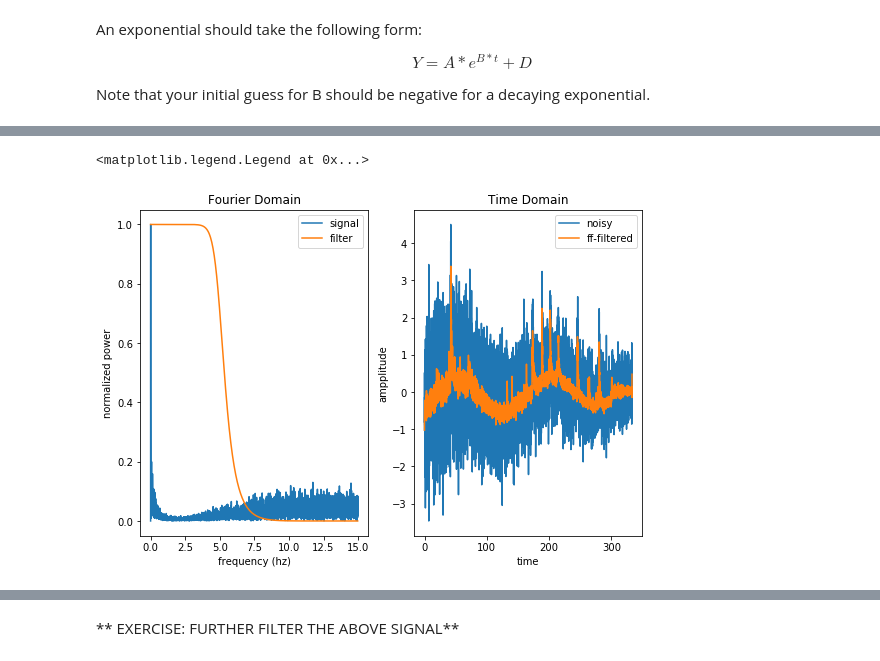
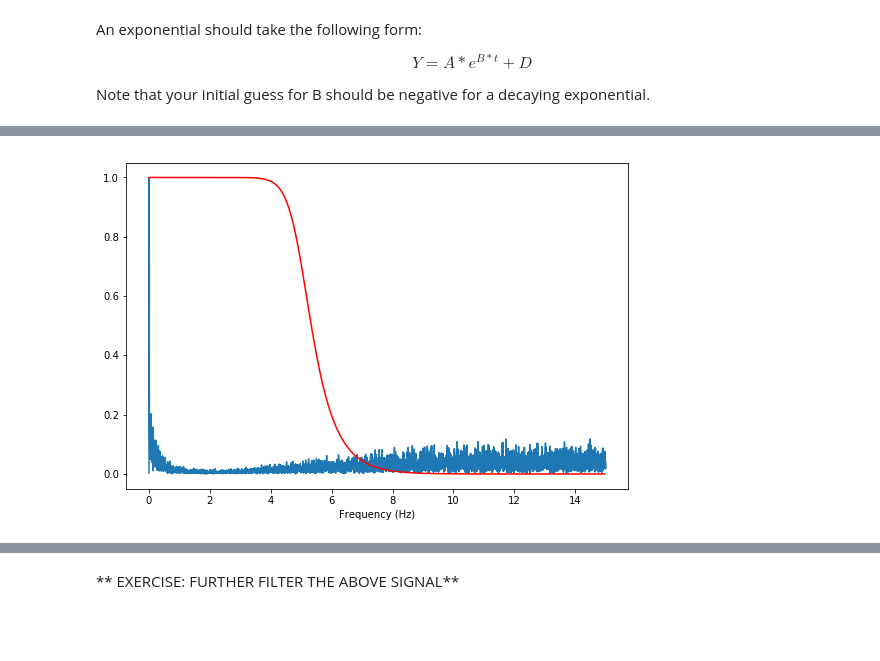
Before and after one commit to acbosma/SciPy_Tutorial, a Jupyter notebook: SciPy_Tutorial.ipynb, the cells around one changed output, grey strips where cells are left out. Drawn from its saved outputs; the diff is of its cells as text; code cells hidden in the pictures; blank space fills up the shorter version.

```diff
--- a/SciPy_Tutorial.ipynb
+++ b/SciPy_Tutorial.ipynb
@@ -227,46 +260,25 @@ Now that we know what frequency components exist in the signal, we can design fi
 
 https://www.mathworks.com/help/signal/examples/practical-introduction-to-digital-filter-design.html
 # %%
-# Lets design a low pass filter to get our target frequency
-# The cutoff must be mapped [0,1]; Tthe highest cutoff possible - fs/2 - is 1
+# Lets design a low pass filter to reject high frequency noise above 5Hz
+cutoff_freq = 5
 
-def low_pass_filter(cutoff_low, sample_rate, order=3):
-    low = cutoff_low/(0.5*sample_rate)
+# The behavior of our filter is determined by two parameters (b, a) which
+# can be computed using the butter() function:
 
-    b, a = signal.butter(order, [low], btype='low')
-    return b, a
+# The cutoff frequency must be mapped [0,1]; the highest cutoff possible (fs/2) is 1
+low = cutoff_freq / (0.5 * sample_rate)
+# larger values for order create a sharper cutoff
+order = 7
+b, a = signal.butter(order, [low], btype='low')
 
-low_cutoff = 5
-b, a = low_pass_filter(low_cutoff, sample_rate, order=7)
-
-w, h = signal.freqz(b, a) #frequency response of the filter
-filter_freq_axis  = 1/(2*step_size*np.pi)*w
+# With parameters (b, a), we can plot the frequency response of this filter
+w, h = signal.freqz(b, a)
+filter_freq_axis  = 1 / (2 * step_size * np.pi) * w
 filter_response = abs(h)
 
-filtered_signal_ff = signal.filtfilt(b, a, baseline_subtracted_ca) # *see note below
+plt.plot(pos_freqs, pos_ft / pos_ft.max())
+plt.plot(filter_freq_axis, filter_response, 'red');
+plt.xlabel('Frequency (Hz)');
+# %% [output]
+[figure, added]
-# %%
-############## PLOTTING ###############
-fig_image = plt.figure()
-ax1 = fig_image.add_subplot(121)
-ax2 = fig_image.add_subplot(122)
-
-# lets just look at half of the signal, and normalize it
-ax1.plot(freq_axis_correct[len(time_vec)/2:], ft_correct[len(time_vec)/2:]/ft_correct[len(time_vec)/2:].max())
-# lets look at the filter's frequency response
-ax1.plot(filter_freq_axis, filter_response)
-
-ax2.plot(time_vec, baseline_subtracted_ca)
-ax2.plot(time_vec, filtered_signal_ff)
-
-ax1.set_xlabel('frequency (hz)')
-ax1.set_ylabel('normalized power')
-ax1.set_title('Fourier Domain')
-ax1.legend(['signal', 'filter'])
-ax2.set_xlabel('time')
-ax2.set_ylabel('ampplitude')
-ax2.set_title('Time Domain')
-ax2.legend(['noisy','ff-filtered'])
-###########################################
-# %% [output]
-<matplotlib.legend.Legend at 0x...>
-[figure, removed]
```
Also changed, not shown: parts of 41 cells of this notebook.
